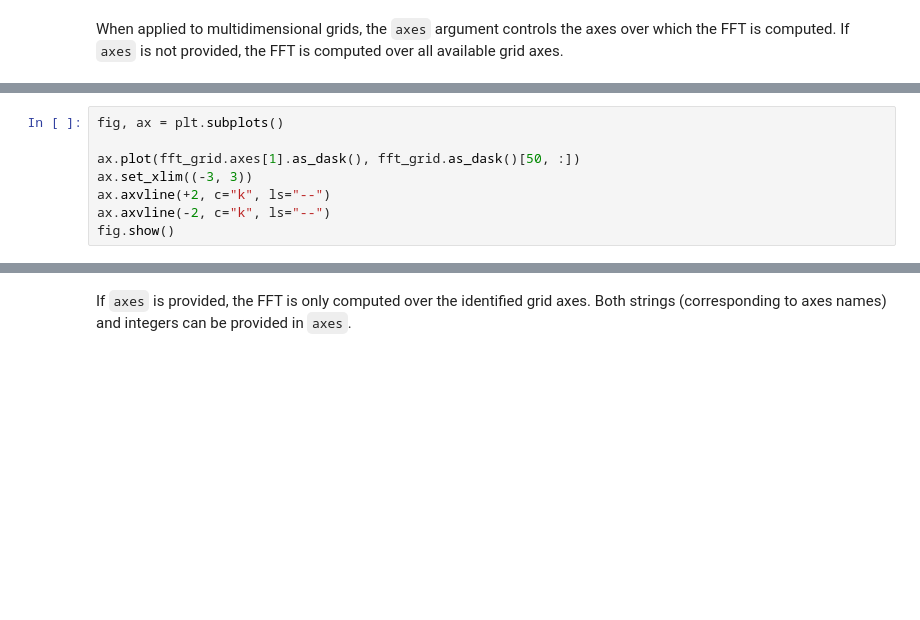
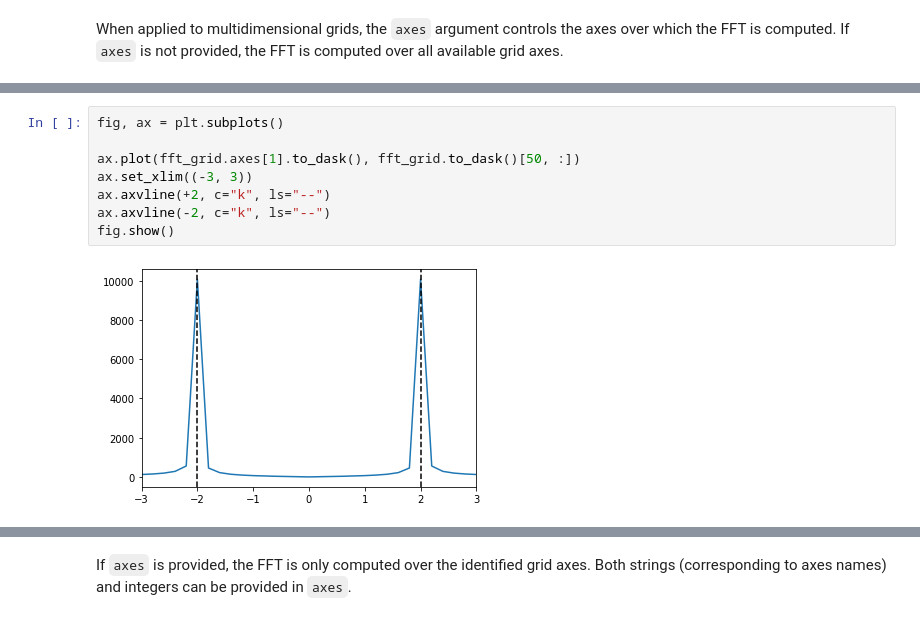
Before and after one commit to GoLP-IST/nata, a Jupyter notebook: examples/GridDataset plugins.ipynb, the cells around one changed output, grey strips where cells are left out. Drawn from its saved outputs; the diff is of its cells as text; blank space fills up the shorter version.

```diff
--- a/examples/GridDataset plugins.ipynb
+++ b/examples/GridDataset plugins.ipynb
@@ -202,11 +241,13 @@ fig.show()
 # %%
 fig, ax = plt.subplots()
 
-ax.plot(fft_grid.axes[1].as_dask(), fft_grid.as_dask()[50, :])
+ax.plot(fft_grid.axes[1].to_dask(), fft_grid.to_dask()[50, :])
 ax.set_xlim((-3, 3))
 ax.axvline(+2, c="k", ls="--")
 ax.axvline(-2, c="k", ls="--")
 fig.show()
+# %% [output]
+[figure, added]
 # %%
 fig, ax = plt.subplots()
 
```
Also changed, not shown: parts of 11 cells of this notebook.
